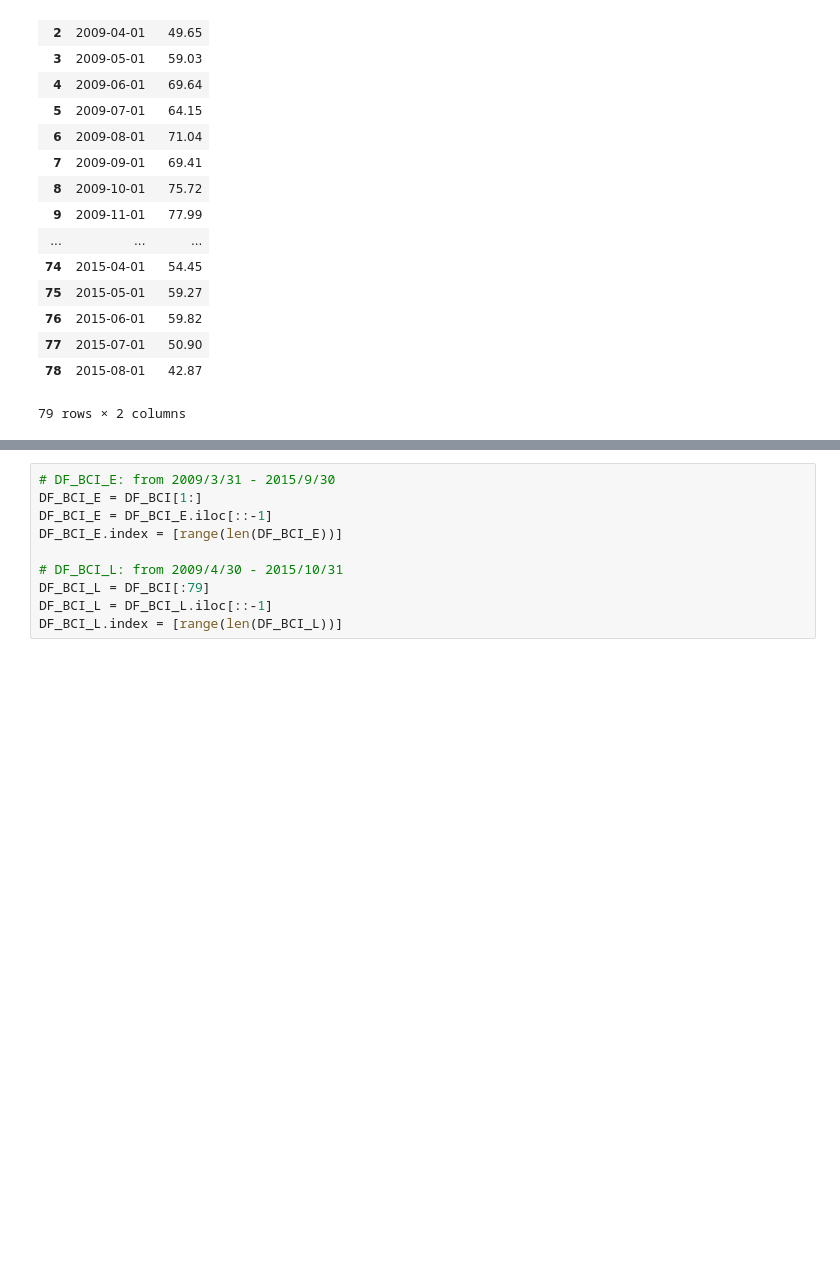
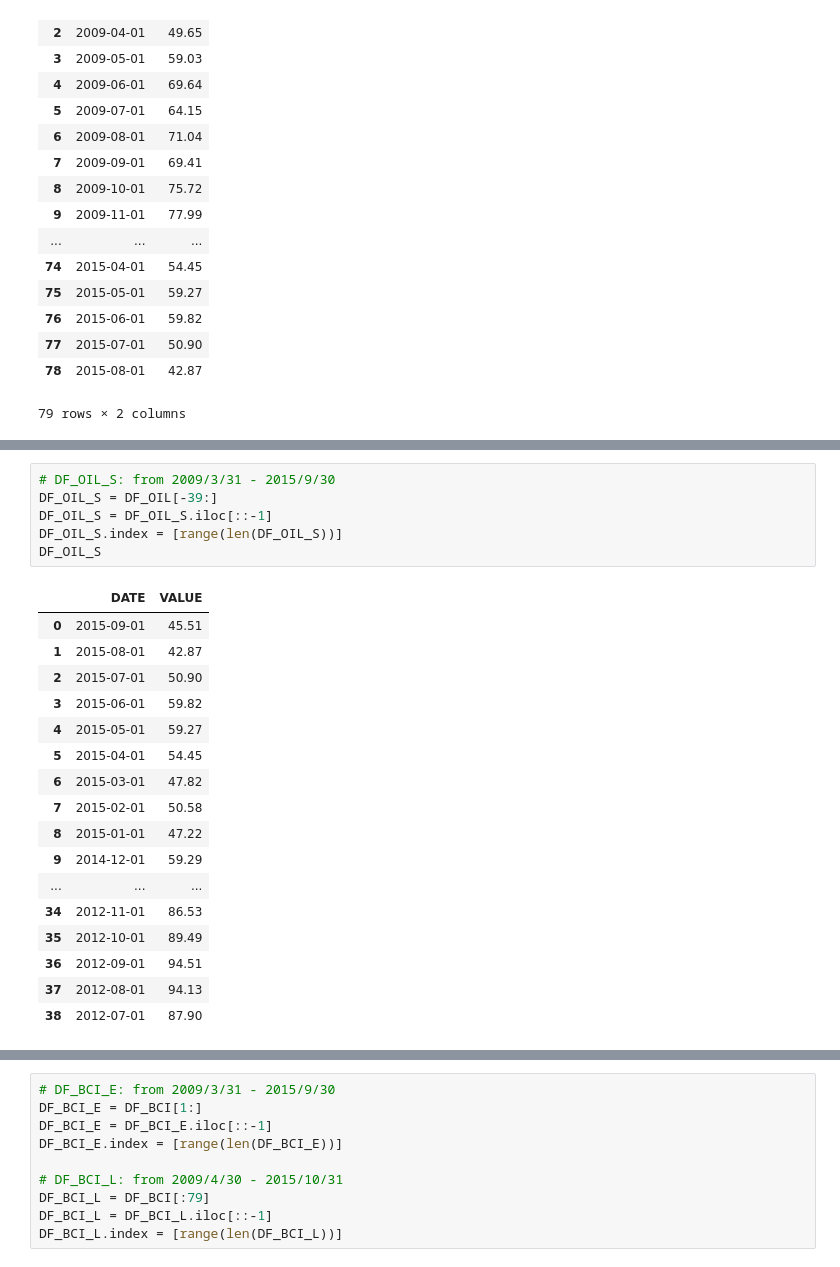
Before and after one commit to kulpa/Portfolio, a Jupyter notebook: code/data_analysis/Var.ipynb, the cells around one changed output, grey strips where cells are left out. Saved outputs shown, nothing was run; the diff lists cells and outputs as text; blank space fills up the shorter version.

```diff
--- a/code/data_analysis/Var.ipynb
+++ b/code/data_analysis/Var.ipynb
@@ -82 +109,25 @@ DF_BSI.plot(title="BSI", x="Date", y="BSI_Value")
 [figure]
+# %%
+# DF_OIL_S: from 2009/3/31 - 2015/9/30
+DF_OIL_S = DF_OIL[-39:]
+DF_OIL_S = DF_OIL_S.iloc[::-1]
+DF_OIL_S.index = [range(len(DF_OIL_S))]
+DF_OIL_S
+# %% [output]
+|  | DATE | VALUE |
+| 0 | 2015-09-01 | 45.51 |
+| 1 | 2015-08-01 | 42.87 |
+| 2 | 2015-07-01 | 50.90 |
+| 3 | 2015-06-01 | 59.82 |
+| 4 | 2015-05-01 | 59.27 |
+| 5 | 2015-04-01 | 54.45 |
+| 6 | 2015-03-01 | 47.82 |
+| 7 | 2015-02-01 | 50.58 |
+| 8 | 2015-01-01 | 47.22 |
+| 9 | 2014-12-01 | 59.29 |
+| ... | ... | ... |
+| 34 | 2012-11-01 | 86.53 |
+| 35 | 2012-10-01 | 89.49 |
+| 36 | 2012-09-01 | 94.51 |
+| 37 | 2012-08-01 | 94.13 |
+| 38 | 2012-07-01 | 87.90 |
```
Also changed, not shown: parts of 9 cells of this notebook, 36 other files.
